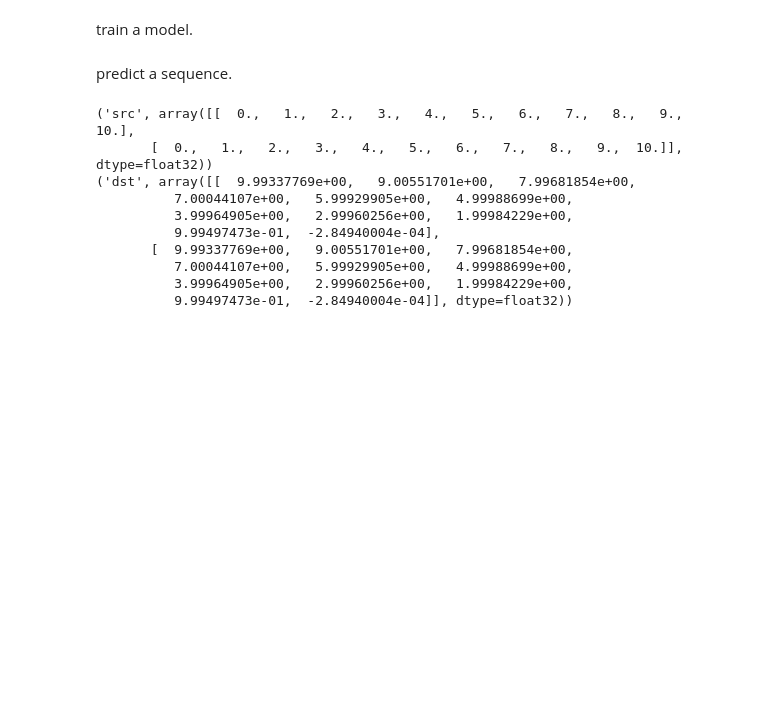
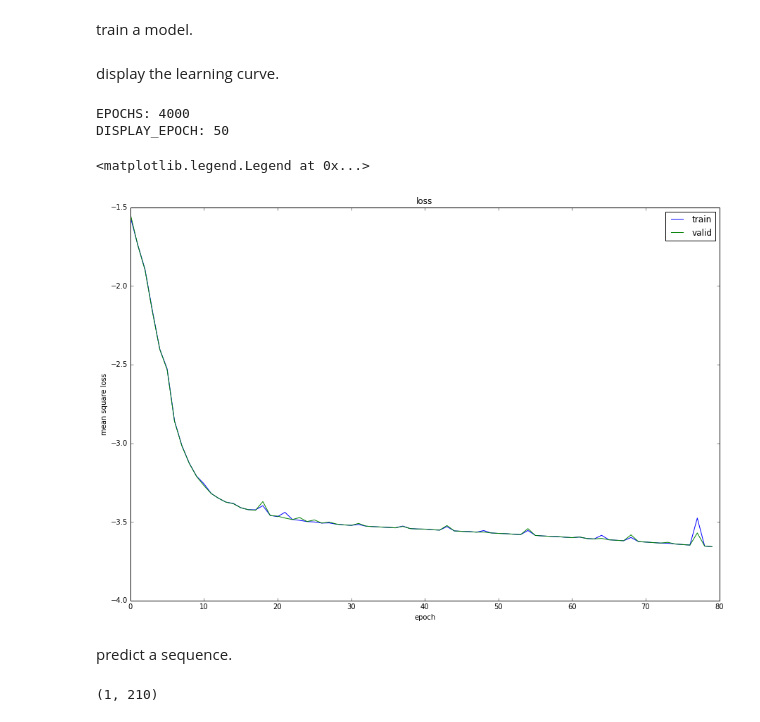
Before and after one commit to afcarl/chainer_seq2seq, a Jupyter notebook: experiment_01.ipynb, the cells around one changed output. Saved outputs shown, nothing was run; the diff lists cells and outputs as text; code cells hidden in the pictures; blank space fills up the shorter version.

```diff
--- a/experiment_01.ipynb
+++ b/experiment_01.ipynb
@@ -50,22 +63,50 @@ train.train(src_xsequences)
+# %% [markdown]
+display the learning curve.
+# %%
+def values_generator(path, index):
+    for line in open(path):
+        tokens = line.strip().split()
+        if len(tokens) != 6:
+            continue
+        yield math.log10(float(tokens[index]))
+
+def train_loss_generator(path):
+        return values_generator(path, 2)
+
+def valid_loss_generator(path):
+        return values_generator(path, 5)
+# %%
+# path = params.LOG_FILE_PATH"/home/ubuntu/results/seq2seq/experiment_01/log_2500"
+path = "/home/ubuntu/results/seq2seq/experiment_01/log_hidden30"
+train_loss = list(train_loss_generator(path))
+valid_loss = list(valid_loss_generator(path))
+print("EPOCHS: {i}".format(i=params.EPOCHS))
+print("DISPLAY_EPOCH: {i}".format(i=params.DISPLAY_EPOCH))
+# %% [output]
+EPOCHS: 4000
+DISPLAY_EPOCH: 50
+# %%
+plt.figure(figsize=(15, 10))
+plt.title("loss")
+plt.plot(train_loss, label="train")
+plt.plot(valid_loss, label="valid")
+plt.xlabel("epoch")
+plt.ylabel("mean square loss")
+plt.legend(loc="best")
+# %% [output]
+<matplotlib.legend.Legend at 0x...>
+[figure, added]
 # %% [markdown]
 predict a sequence.
 # %%
 import predict
+# path = params.MODEL_PATH
+path = "/home/ubuntu/results/seq2seq/experiment_01/model_hidden30.pkl"
 
 # load a trained model
-seq2seq = cPickle.load(open(params.MODEL_PATH))
-
-dst_xsequences = predict.predict(seq2seq, src_xsequences)
-print("src", src_xsequences)
-print("dst", dst_xsequences)
+seq2seq = cPickle.load(open(path))
+print(valid_dst_mini_batch_data.shape)
+# predict
+valid_dst_mini_batch_data = predict.predict(seq2seq, valid_src_mini_batch_data)
 # %% [output]
-('src', array([[  0.,   1.,   2.,   3.,   4.,   5.,   6.,   7.,   8.,   9.,  10.],
-       [  0.,   1.,   2.,   3.,   4.,   5.,   6.,   7.,   8.,   9.,  10.]], dtype=float32))
-('dst', array([[  9.99337769e+00,   9.00551701e+00,   7.99681854e+00,
-          7.00044107e+00,   5.99929905e+00,   4.99988699e+00,
-          3.99964905e+00,   2.99960256e+00,   1.99984229e+00,
-          9.99497473e-01,  -2.84940004e-04],
-       [  9.99337769e+00,   9.00551701e+00,   7.99681854e+00,
-          7.00044107e+00,   5.99929905e+00,   4.99988699e+00,
-          3.99964905e+00,   2.99960256e+00,   1.99984229e+00,
-          9.99497473e-01,  -2.84940004e-04]], dtype=float32))
+(1, 210)
```
Also changed, not shown: parts of 9 cells of this notebook, 3 other files.
